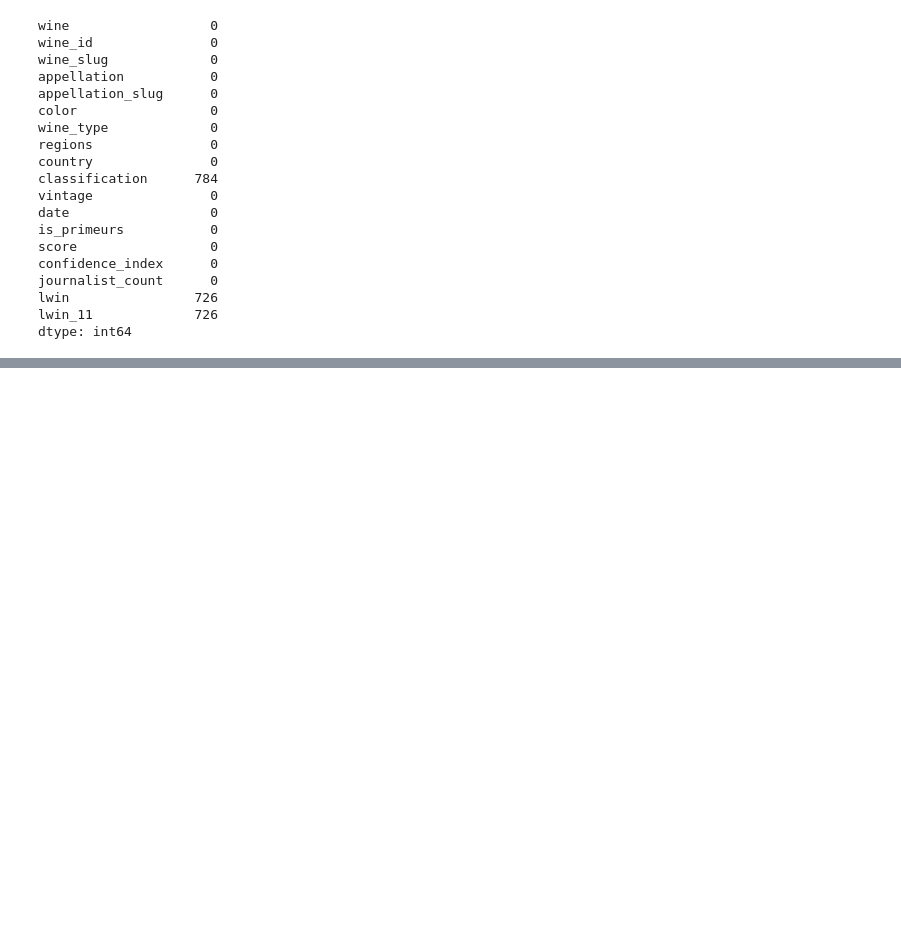
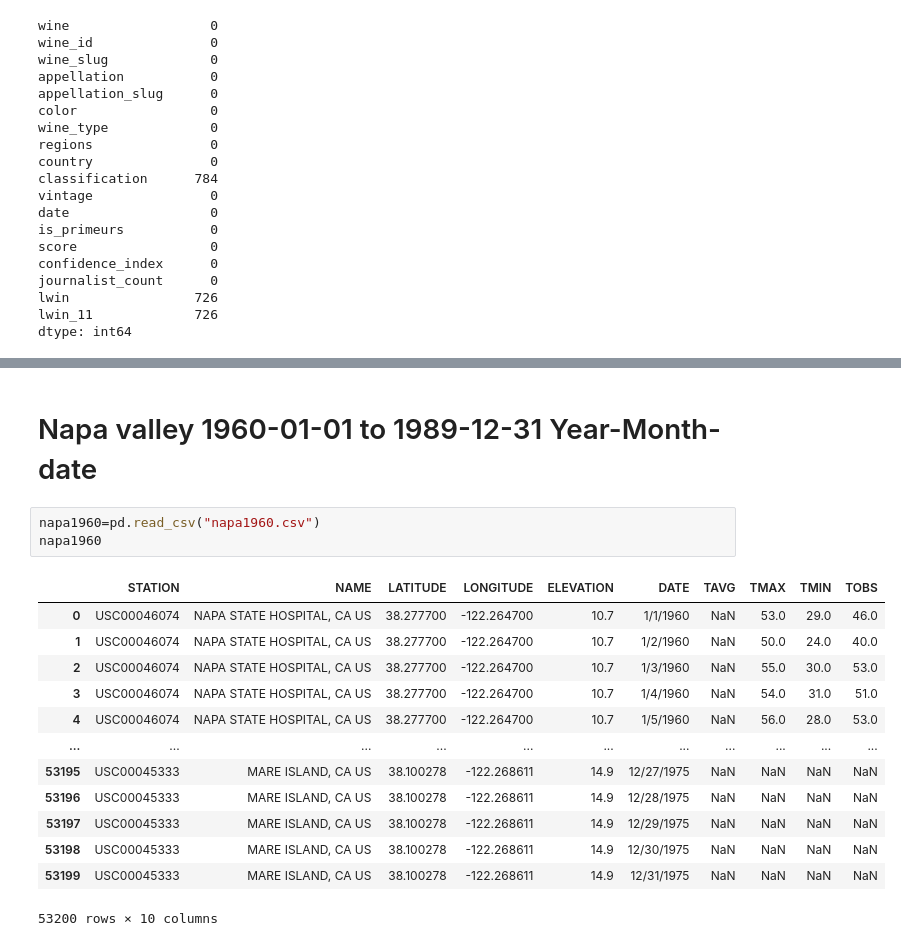
Before and after one commit to ndxn/Partners-in-Wine, a Jupyter notebook: WineGlobalApi.ipynb, the cells around one changed output, grey strips where cells are left out. Cells and saved outputs as stored; diff of their text form; blank space fills up the shorter version.

```diff
--- a/WineGlobalApi.ipynb
+++ b/WineGlobalApi.ipynb
@@ -231,0 +312,19 @@ wine_df
+# %% [markdown]
+# Napa valley 1960-01-01  to 1989-12-31  Year-Month-date
+# %%
+napa1960=pd.read_csv("napa1960.csv")
+napa1960
+# %% [output]
+|  | STATION | NAME | LATITUDE | LONGITUDE | ELEVATION | DATE | TAVG | TMAX | TMIN | TOBS |
+| 0 | USC00046074 | NAPA STATE HOSPITAL, CA US | 38.277700 | -122.264700 | 10.7 | 1/1/1960 | NaN | 53.0 | 29.0 | 46.0 |
+| 1 | USC00046074 | NAPA STATE HOSPITAL, CA US | 38.277700 | -122.264700 | 10.7 | 1/2/1960 | NaN | 50.0 | 24.0 | 40.0 |
+| 2 | USC00046074 | NAPA STATE HOSPITAL, CA US | 38.277700 | -122.264700 | 10.7 | 1/3/1960 | NaN | 55.0 | 30.0 | 53.0 |
+| 3 | USC00046074 | NAPA STATE HOSPITAL, CA US | 38.277700 | -122.264700 | 10.7 | 1/4/1960 | NaN | 54.0 | 31.0 | 51.0 |
+| 4 | USC00046074 | NAPA STATE HOSPITAL, CA US | 38.277700 | -122.264700 | 10.7 | 1/5/1960 | NaN | 56.0 | 28.0 | 53.0 |
+| ... | ... | ... | ... | ... | ... | ... | ... | ... | ... | ... |
+| 53195 | USC00045333 | MARE ISLAND, CA US | 38.100278 | -122.268611 | 14.9 | 12/27/1975 | NaN | NaN | NaN | NaN |
+| 53196 | USC00045333 | MARE ISLAND, CA US | 38.100278 | -122.268611 | 14.9 | 12/28/1975 | NaN | NaN | NaN | NaN |
+| 53197 | USC00045333 | MARE ISLAND, CA US | 38.100278 | -122.268611 | 14.9 | 12/29/1975 | NaN | NaN | NaN | NaN |
+| 53198 | USC00045333 | MARE ISLAND, CA US | 38.100278 | -122.268611 | 14.9 | 12/30/1975 | NaN | NaN | NaN | NaN |
+| 53199 | USC00045333 | MARE ISLAND, CA US | 38.100278 | -122.268611 | 14.9 | 12/31/1975 | NaN | NaN | NaN | NaN |
+53200 rows × 10 columns
```
Also changed, not shown: parts of 16 cells of this notebook.
